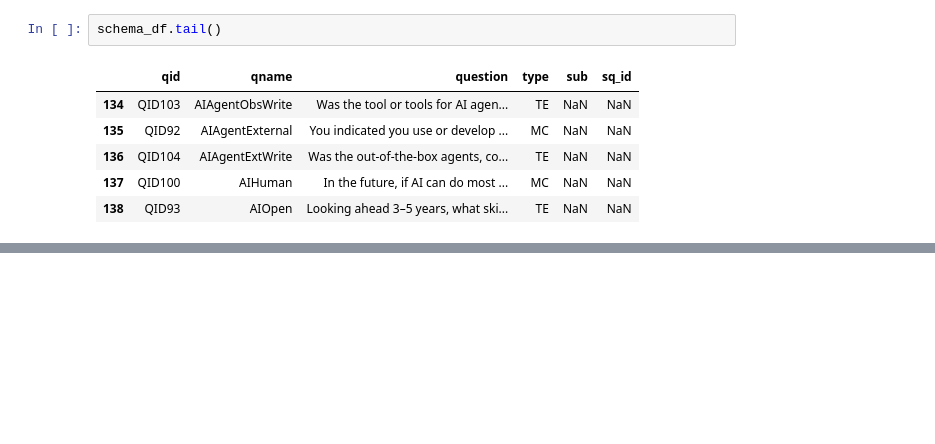
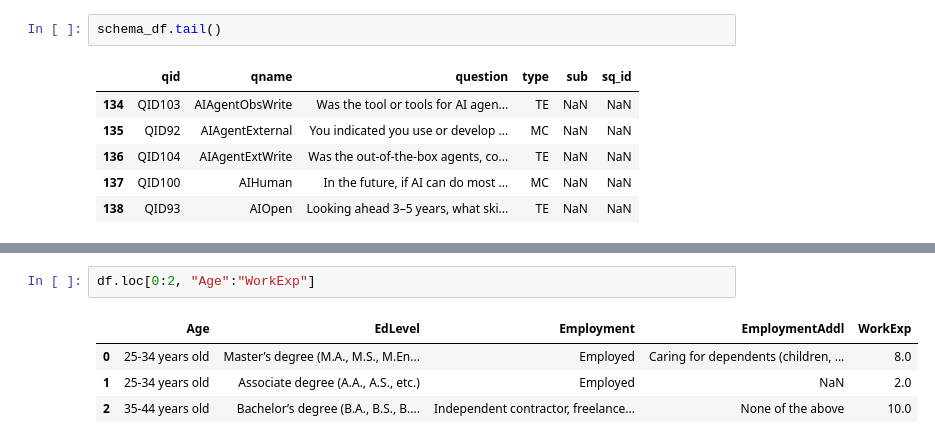
Before and after one commit to marx126/Databehandling-IAN-GAGLIARDI, a Jupyter notebook: Exercises/Stack Overflow exercise/Pandas Demo.ipynb, the cells around one changed output, grey strips where cells are left out. Cells and saved outputs as stored; diff of their text form; blank space fills up the shorter version.

```diff
--- a/Exercises/Stack Overflow exercise/Pandas Demo.ipynb
+++ b/Exercises/Stack Overflow exercise/Pandas Demo.ipynb
@@ -75,0 +151,7 @@ schema_df.tail()
+# %%
+df.loc[0:2, "Age":"WorkExp"]
+# %% [output]
+|  | Age | EdLevel | Employment | EmploymentAddl | WorkExp |
+| 0 | 25-34 years old | Master’s degree (M.A., M.S., M.En... | Employed | Caring for dependents (children, ... | 8.0 |
+| 1 | 25-34 years old | Associate degree (A.A., A.S., etc.) | Employed | NaN | 2.0 |
+| 2 | 35-44 years old | Bachelor’s degree (B.A., B.S., B.... | Independent contractor, freelance... | None of the above | 10.0 |
```
Also changed, not shown: parts of 8 cells of this notebook, 1 other file.
